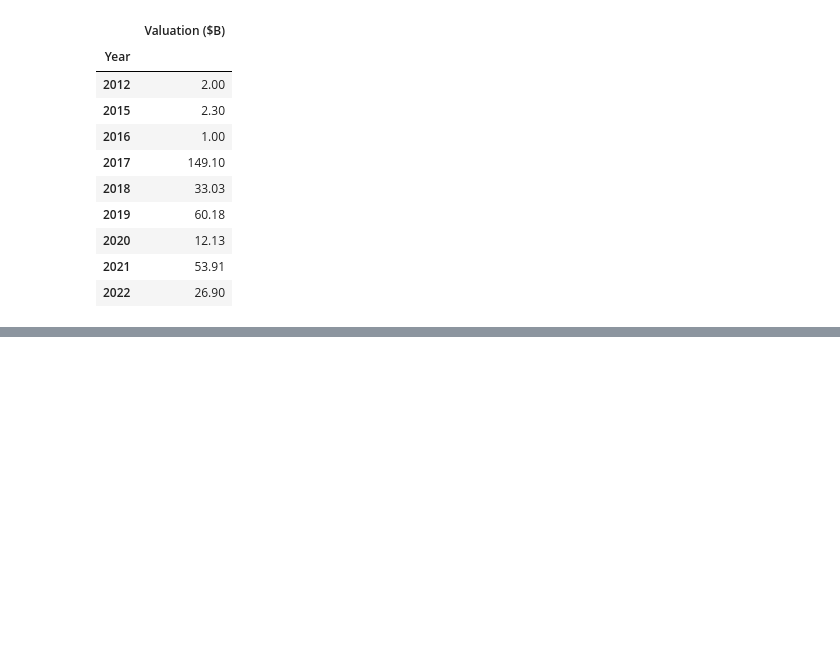
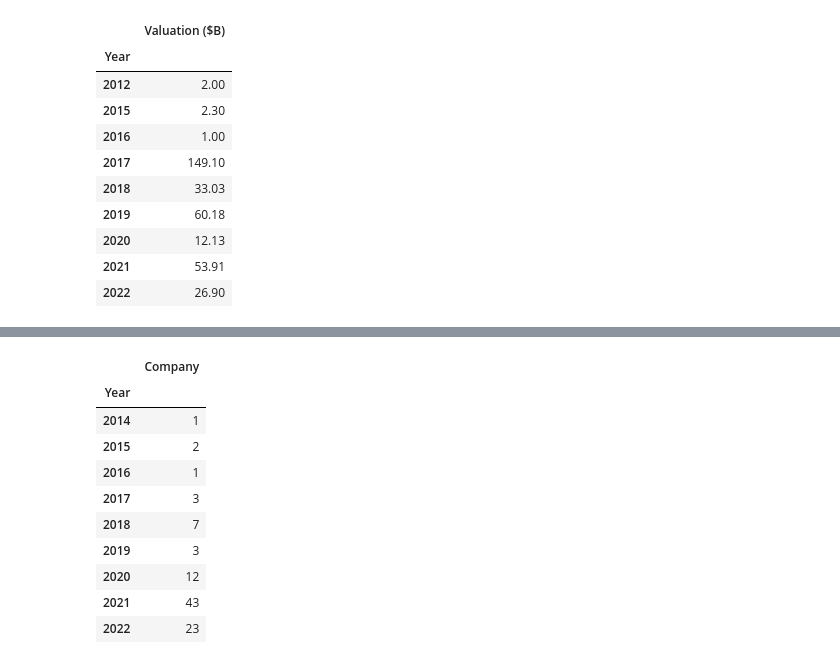
Before and after one commit to mstft/Entrepreneurship_Data_Analysis, a Jupyter notebook: Unicorns_Statistics.ipynb, the cells around one changed output, grey strips where cells are left out. Drawn from its saved outputs; the diff is of its cells as text; code cells hidden in the pictures; blank space fills up the shorter version.

```diff
--- a/Unicorns_Statistics.ipynb
+++ b/Unicorns_Statistics.ipynb
@@ -373,0 +408,15 @@ for i in range(15):
+# %%
+# Number of unicorn companies in health industry per year
+unicorns_data[unicorns_data['Industry'] == 'Health'].groupby(by='Year').count()[['Company']]
+# %% [output]
+|  | Company |
+| Year |  |
+| 2014 | 1 |
+| 2015 | 2 |
+| 2016 | 1 |
+| 2017 | 3 |
+| 2018 | 7 |
+| 2019 | 3 |
+| 2020 | 12 |
+| 2021 | 43 |
+| 2022 | 23 |
```
Also changed, not shown: parts of 10 cells of this notebook.
